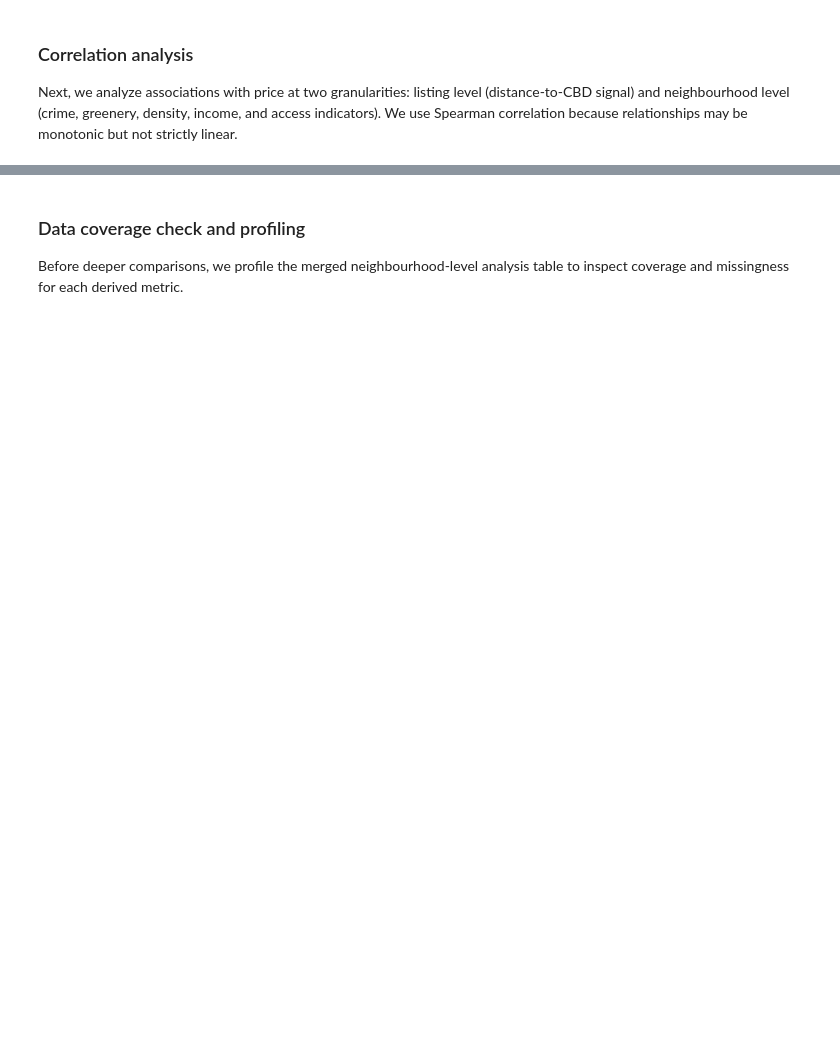
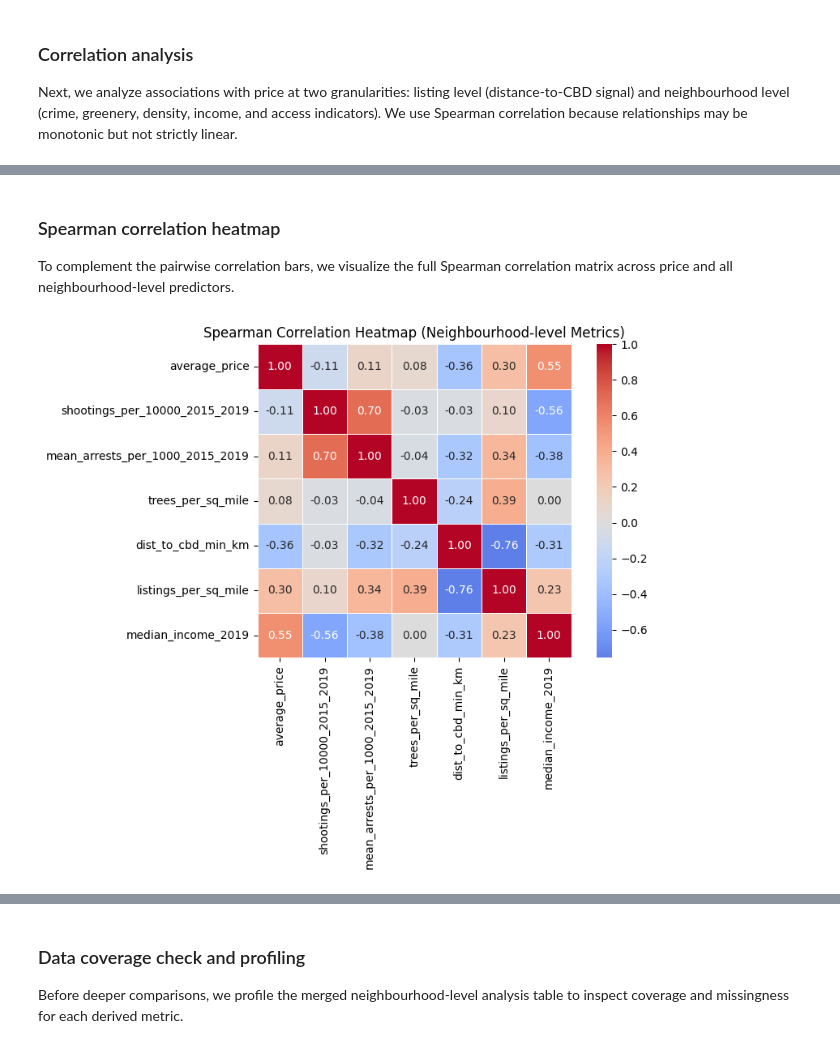
Before and after one commit to nigelyeap/airbnb_nyc, a Jupyter notebook: SC3021 cleaned_ys.ipynb, the cells around one changed output, grey strips where cells are left out. Saved outputs shown, nothing was run; the diff lists cells and outputs as text; code cells hidden in the pictures; blank space fills up the shorter version.

```diff
--- a/SC3021 cleaned_ys.ipynb
+++ b/SC3021 cleaned_ys.ipynb
@@ -1546,2 +1519,27 @@ Spearman correlation with average_price (neighbourhood level):
 [figure]
 [figure]
+# %% [markdown]
+### Spearman correlation heatmap
+
+To complement the pairwise correlation bars, we visualize the full Spearman correlation matrix across price and all neighbourhood-level predictors.
+# %%
+# Spearman heatmap for average price and neighbourhood-level predictors
+import seaborn as sns
+
+spearman_matrix = corr_df.corr(method='spearman')
+
+plt.figure(figsize=(9, 7))
+sns.heatmap(
+    spearman_matrix,
+    annot=True,
+    fmt='.2f',
+    cmap='coolwarm',
+    center=0,
+    linewidths=0.5,
+    square=True
+)
+plt.title('Spearman Correlation Heatmap (Neighbourhood-level Metrics)')
+plt.tight_layout()
+plt.show()
+# %% [output]
+[figure, added]
```
Also changed, not shown: parts of 61 cells of this notebook.
